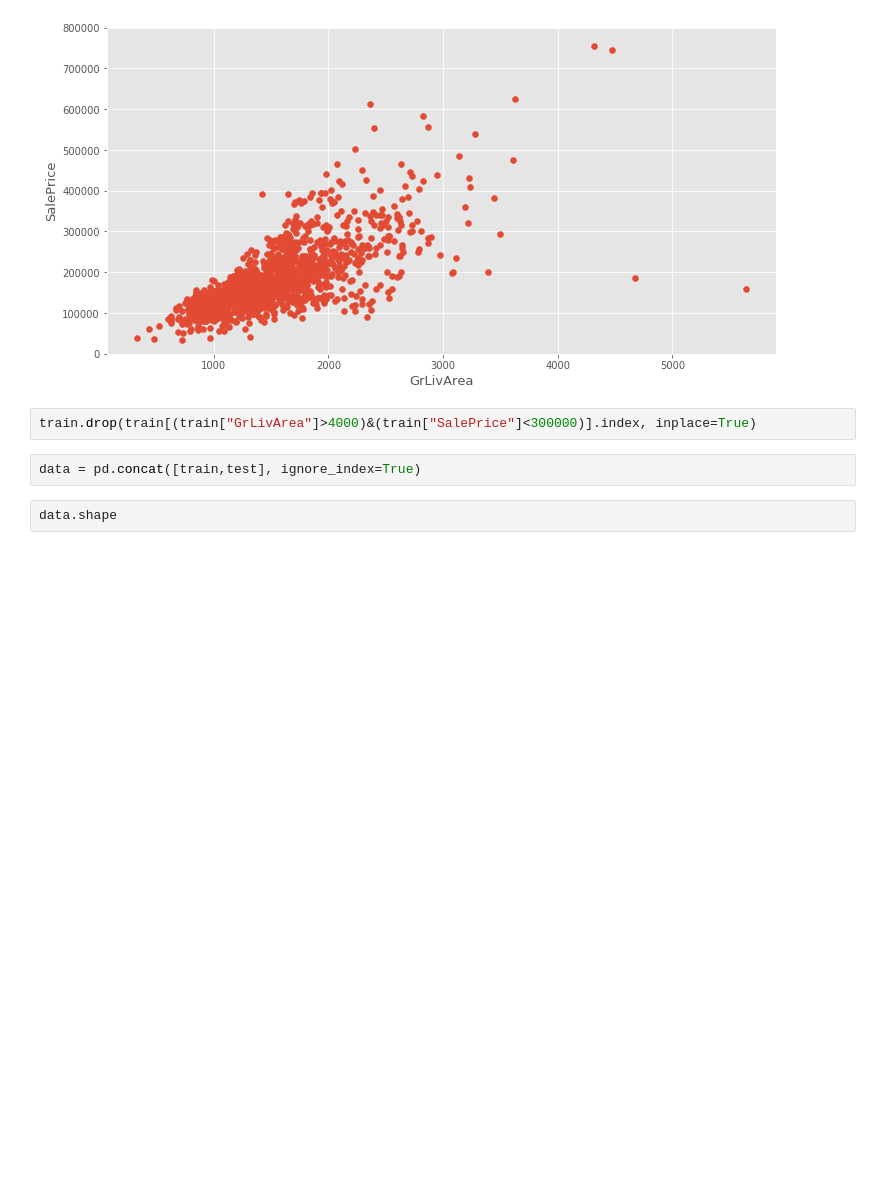
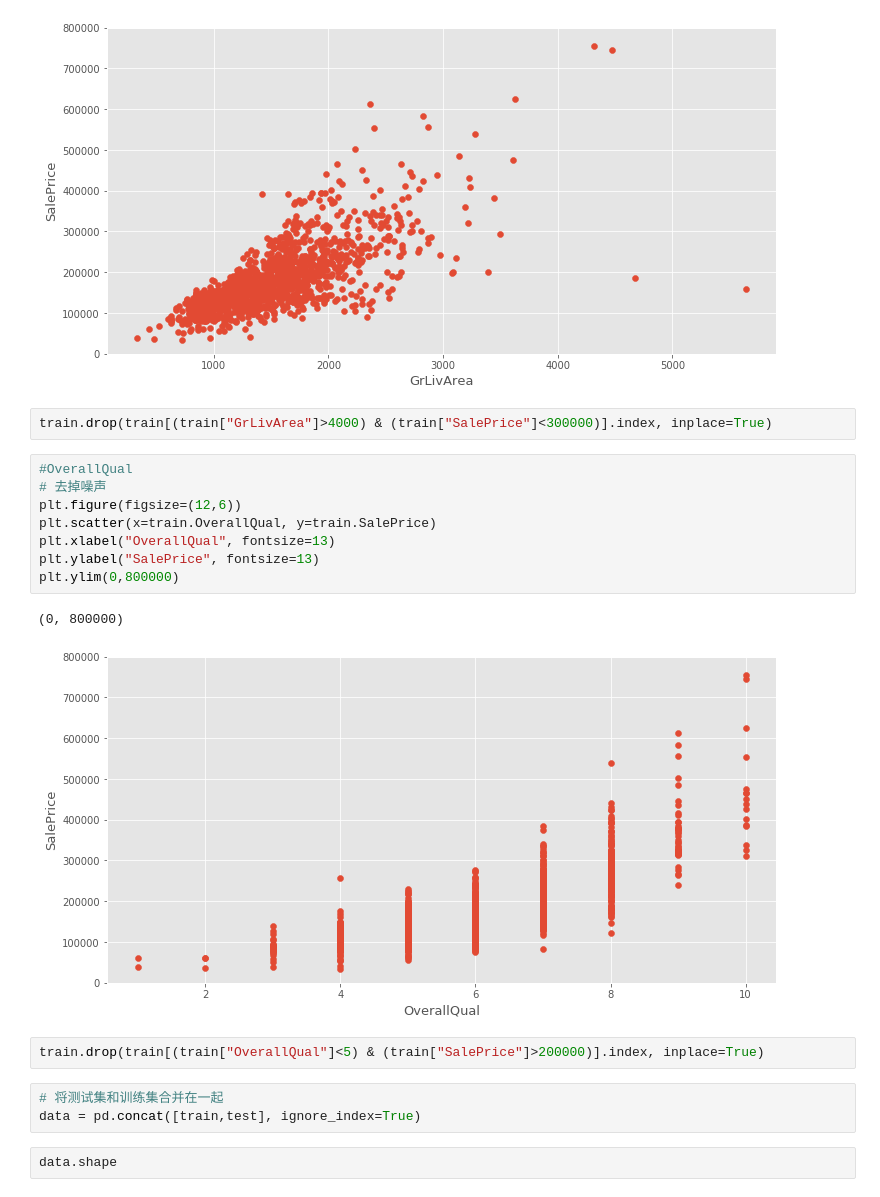
Before and after one commit to zingp/kaggle, a Jupyter notebook: LosAngelesHousePricesForecast/pca.ipynb, the cells around one changed output. Drawn from its saved outputs; the diff is of its cells as text; blank space fills up the shorter version.

```diff
--- a/LosAngelesHousePricesForecast/pca.ipynb
+++ b/LosAngelesHousePricesForecast/pca.ipynb
@@ -35,8 +44,22 @@ plt.ylim(0,800000)
 (0, 800000)
 [figure]
 # %%
-train.drop(train[(train["GrLivArea"]>4000)&(train["SalePrice"]<300000)].index, inplace=True)
+train.drop(train[(train["GrLivArea"]>4000) & (train["SalePrice"]<300000)].index, inplace=True)
+# %%
+#OverallQual
+# 去掉噪声
+plt.figure(figsize=(12,6))
+plt.scatter(x=train.OverallQual, y=train.SalePrice)
+plt.xlabel("OverallQual", fontsize=13)
+plt.ylabel("SalePrice", fontsize=13)
+plt.ylim(0,800000)
+# %% [output]
+(0, 800000)
+[figure, added]
+# %%
+train.drop(train[(train["OverallQual"]<5) & (train["SalePrice"]>200000)].index, inplace=True)
 # %%
+# 将测试集和训练集合并在一起
 data = pd.concat([train,test], ignore_index=True)
 # %%
 data.shape
```
Also changed, not shown: parts of 27 cells of this notebook.
